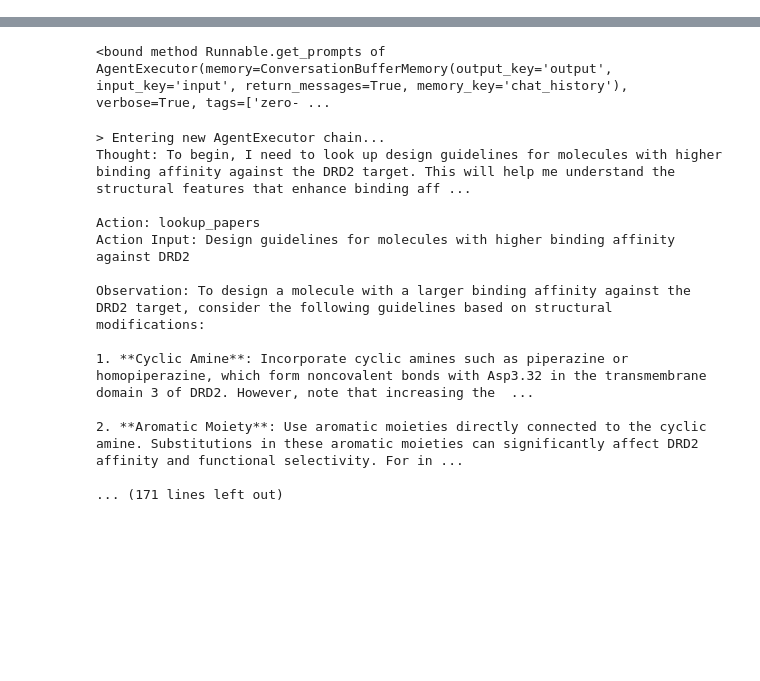
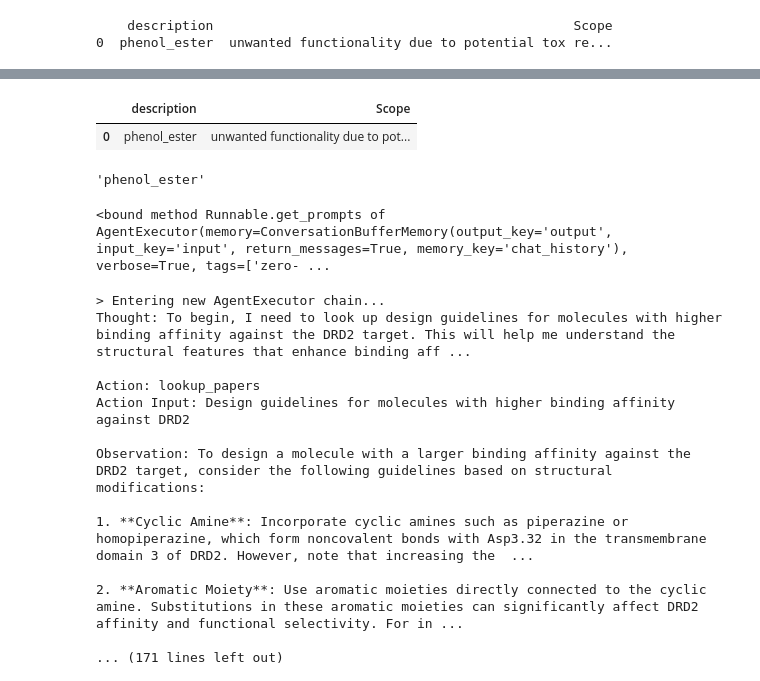
Before and after one commit to mehradans92/dZiner, a Jupyter notebook: examples/1.binding-DRD2.ipynb, the cells around one changed output, grey strips where cells are left out. Drawn from its saved outputs; the diff is of its cells as text; code cells hidden in the pictures; blank space fills up the shorter version.

```diff
--- a/examples/1.binding-DRD2.ipynb
+++ b/examples/1.binding-DRD2.ipynb
@@ -91,3 +91,57 @@ def check_validity(SMILES):
     except Exception as e:
         # return f"An error occurred: {str(e)}"
         return "Invalid", SMILES
+# %%
+import sys
+from rdkit import Chem
+from rdkit.Chem import FilterCatalog
+import pandas as pd
+
+def check_filters(smiles):
+    # Initialize filter catalogs
+    params = FilterCatalog.FilterCatalogParams()
+    params.AddCatalog(FilterCatalog.FilterCatalogParams.FilterCatalogs.PAINS_A)
+    params.AddCatalog(FilterCatalog.FilterCatalogParams.FilterCatalogs.PAINS_B)
+    params.AddCatalog(FilterCatalog.FilterCatalogParams.FilterCatalogs.PAINS_C)
+    params.AddCatalog(FilterCatalog.FilterCatalogParams.FilterCatalogs.BRENK)
+    params.AddCatalog(FilterCatalog.FilterCatalogParams.FilterCatalogs.NIH)
+    params.AddCatalog(FilterCatalog.FilterCatalogParams.FilterCatalogs.ZINC)
+    catalog = FilterCatalog.FilterCatalog(params)
+
+    # Convert SMILES to molecule
+    mol = Chem.MolFromSmiles(smiles)
+    if mol is None:
+        return "Invalid SMILES"
+
+    # Check for matches in all catalogs
+    results = []
+    if catalog.HasMatch(mol):
+        entry = catalog.GetFirstMatch(mol)
+        if entry:
+            results.append({
+                "description": entry.GetDescription(),
+                "Scope": entry.GetProp('Scope'),
+            })
+            print(f"Warning: molecule failed filter: reason {entry.GetDescription()}", file=sys.stderr)
+
+    return results
+
+# Example usage
+smiles = "O=C(C)Oc1ccccc1C(=O)O"  # Example SMILES string for aspirin
+results = check_filters(smiles)
+
+# Convert results to a DataFrame for easier viewing
+df = pd.DataFrame(results)
+if not df.empty:
+    print(df)
+else:
+    print("No filters matched the given SMILES.")
+
+df
+
+# If you want to display the results in a more user-friendly format
+# import ace_tools as tools
+# tools.display_dataframe_to_user(name="Filter Matches", dataframe=df)
+# %% [output]
+    description                                              Scope
+0  phenol_ester  unwanted functionality due to potential tox re...
@@ -93,0 +149,2 @@ def check_validity(SMILES):
+|  | description | Scope |
+| 0 | phenol_ester | unwanted functionality due to pot... |
@@ -94,3 +164,7 @@ def check_validity(SMILES):
+# %%
+entry.GetDescription()
+# %% [output]
+'phenol_ester'
 # %%
 tools = [lookup_papers, check_validity, predict_docking_score]
 
```
Also changed, not shown: parts of 2 cells of this notebook, 2 other files.
